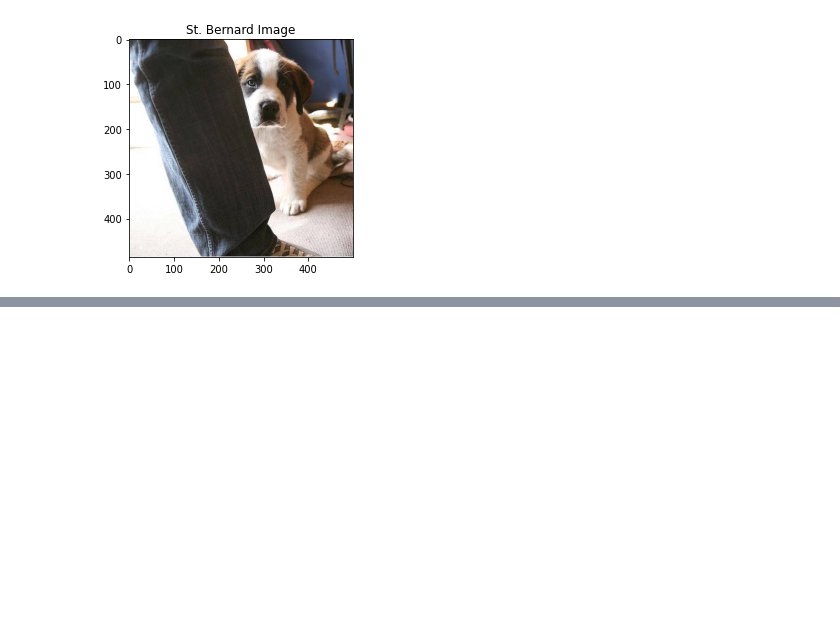
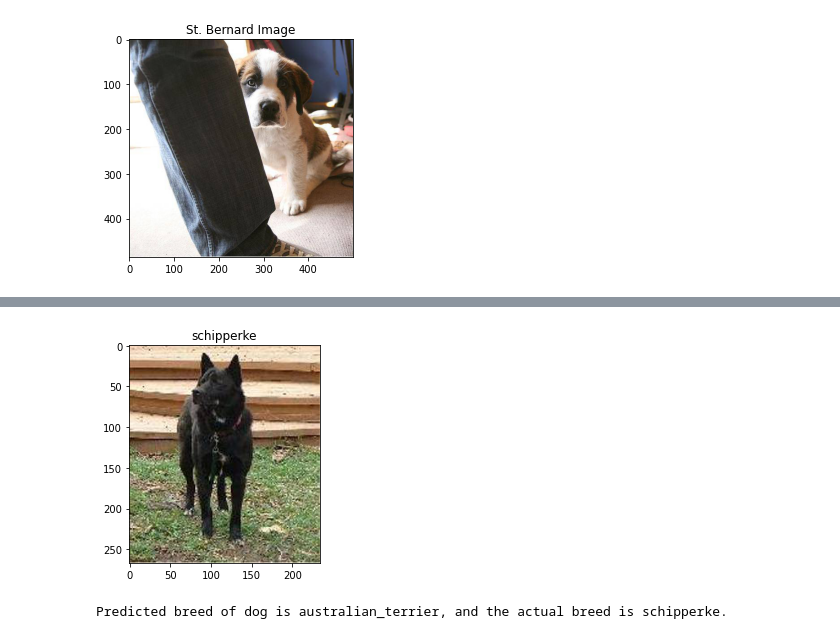
Before and after one commit to baldpanda/dog_breed_classifier, a Jupyter notebook: dog_breed_classifier_local.ipynb, the cells around one changed output, grey strips where cells are left out. Saved outputs shown, nothing was run; the diff lists cells and outputs as text; code cells hidden in the pictures; blank space fills up the shorter version.

```diff
--- a/dog_breed_classifier_local.ipynb
+++ b/dog_breed_classifier_local.ipynb
@@ -18,5 +20,5 @@ TEST_DATA_PATH = DRIVE_BASE_PATH + '/test/'
 # %%
-dog_breeds = os.listdir(LABELS_PATH)
+dog_breeds = os.listdir(TRAINING_LABELS_PATH)
 # %%
 st_bernard_image = Image.open(ST_BERNARD_SAMPLE_IMAGE_PATH)
 # %%
@@ -27,0 +223,12 @@ plt.show()
+# %%
+path_for_rand_breed = TRAINING_LABELS_PATH + "/" + rand_picked_breed
+images_in_directory = os.listdir(path_for_rand_breed)
+rand_picked_image = images_in_directory[random.randint(1, len(images_in_directory))]
+rand_image_path = path_for_rand_breed + "/" + rand_picked_image
+rand_picked_image = Image.open(rand_image_path)
+# %%
+plt.imshow(rand_picked_image)
+plt.title(rand_picked_breed)
+plt.show()
+# %% [output]
+[figure, added]
@@ -27,0 +240,5 @@ plt.show()
+# %%
+predicted_breed = dog_breeds[model.predict(np_rand_picked_image_norm).argmax(axis=-1)[0]]
+print("Predicted breed of dog is {}, and the actual breed is {}.".format(predicted_breed, rand_picked_breed))
+# %% [output]
+Predicted breed of dog is australian_terrier, and the actual breed is schipperke.
```
Also changed, not shown: parts of 31 cells of this notebook, 1 other file.
